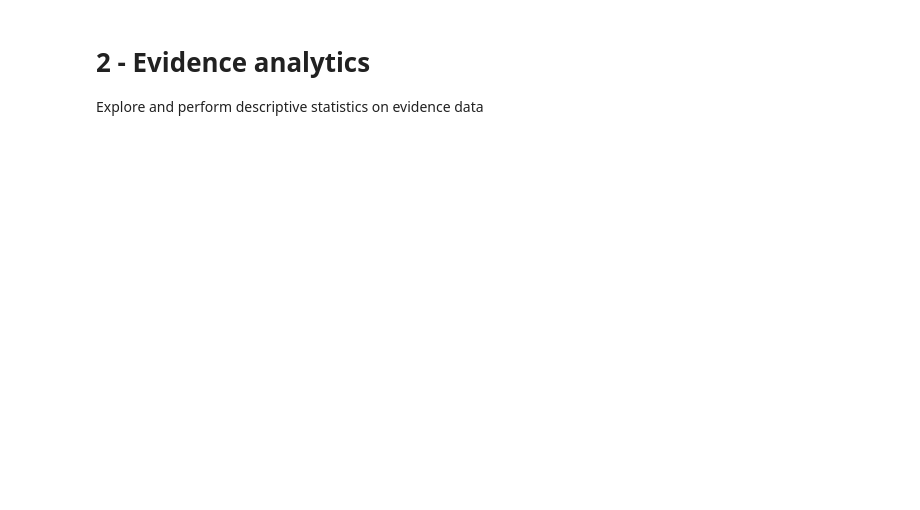
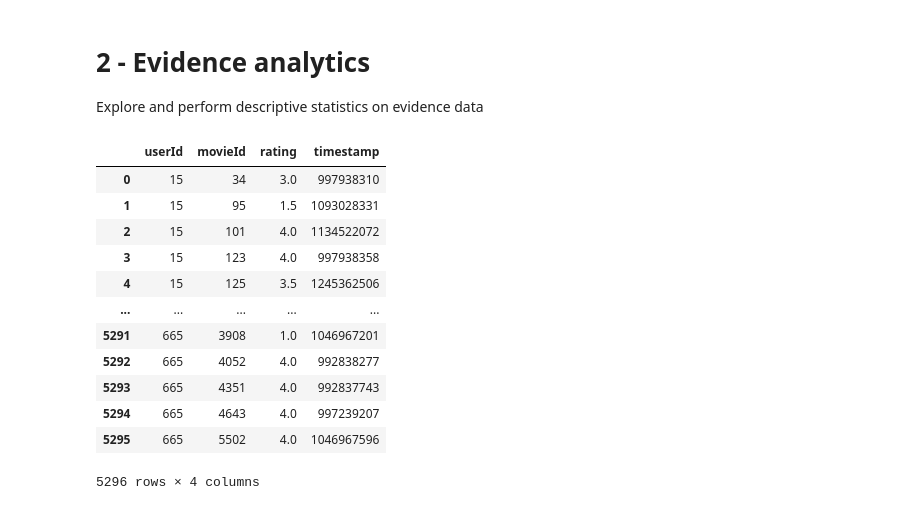
Before and after one commit to nmohymont/Recommender_Systems, a Jupyter notebook: analytics.ipynb, the cells around one changed output. Cells and saved outputs as stored; diff of their text form; code cells hidden in the pictures; blank space fills up the shorter version.

```diff
--- a/analytics.ipynb
+++ b/analytics.ipynb
@@ -52,3 +84,21 @@ data\small\content\movies.csv
 Explore and perform descriptive statistics on evidence data
 # %%
 # -- load the items and display the Dataframe
+
+df_ratings = load_ratings()
+
+display(df_ratings)
+# %% [output]
+|  | userId | movieId | rating | timestamp |
+| 0 | 15 | 34 | 3.0 | 997938310 |
+| 1 | 15 | 95 | 1.5 | 1093028331 |
+| 2 | 15 | 101 | 4.0 | 1134522072 |
+| 3 | 15 | 123 | 4.0 | 997938358 |
+| 4 | 15 | 125 | 3.5 | 1245362506 |
+| ... | ... | ... | ... | ... |
+| 5291 | 665 | 3908 | 1.0 | 1046967201 |
+| 5292 | 665 | 4052 | 4.0 | 992838277 |
+| 5293 | 665 | 4351 | 4.0 | 992837743 |
+| 5294 | 665 | 4643 | 4.0 | 997239207 |
+| 5295 | 665 | 5502 | 4.0 | 1046967596 |
+5296 rows × 4 columns
```
Also changed, not shown: parts of 9 cells of this notebook, 2 other files.
